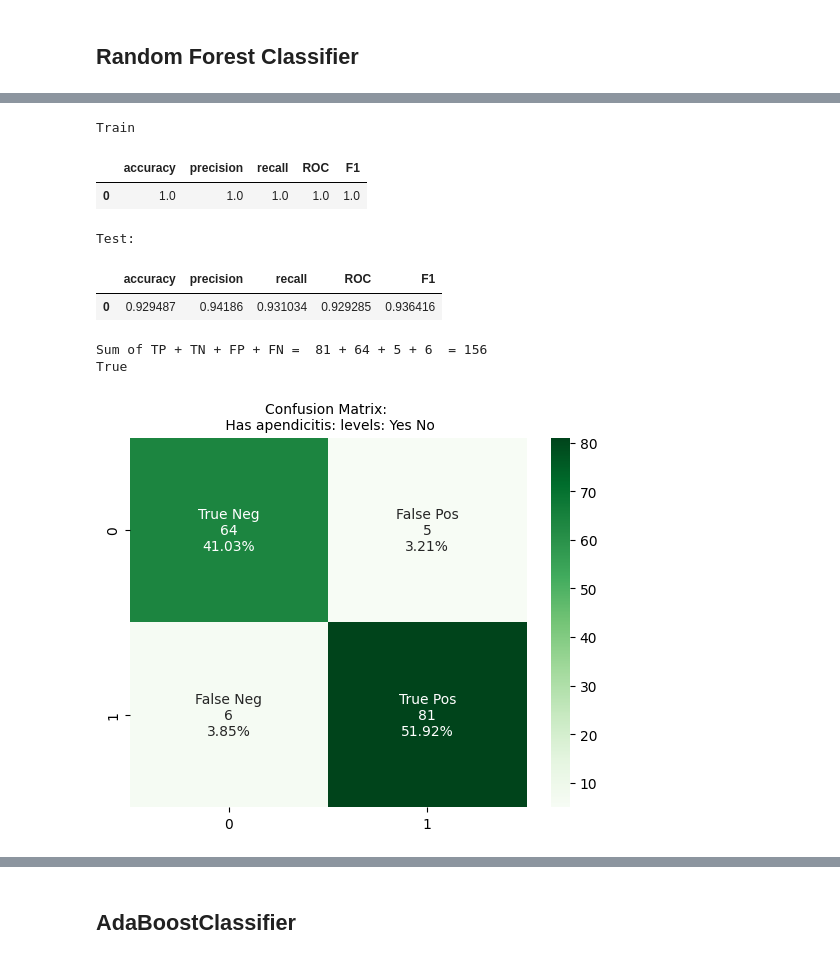
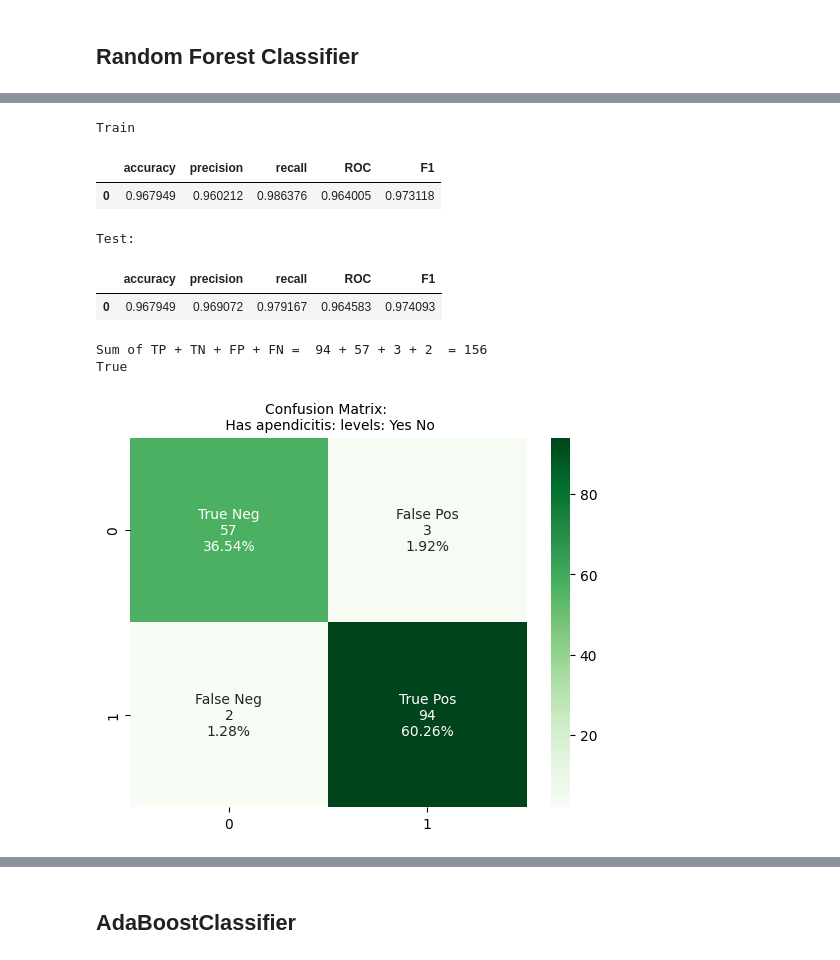
Before and after one commit to scarcamo/ml2-project, a Jupyter notebook: classification.ipynb, the cells around one changed output, grey strips where cells are left out. Saved outputs shown, nothing was run; the diff lists cells and outputs as text; code cells hidden in the pictures.

```diff
--- a/classification.ipynb
+++ b/classification.ipynb
@@ -151,14 +220,13 @@ Meteorism                82.051282
 dtype: float64
 # %%
 # transform target variable
-
 df['has_appendicitis'] = (df['Diagnosis']=="appendicitis").astype('int')
-
-#df['has_appendicitis'] = (df['Severity']=="complicated").astype('int')
 
 # drop other target variables, we can't use them to predict
 df.drop(columns=['Severity', 'Diagnosis', 'Management'], inplace=True)
 
+# drop variables that are calculated based on other parameters present
+df.drop(columns=['Paedriatic_Appendicitis_Score', 'Alvarado_Score'], inplace=True)
 
 # 'Diagnosis_Presumptive'
 df.drop(columns=['Diagnosis_Presumptive', 'Length_of_Stay'], inplace=True)
@@ -168,5 +236,8 @@ us_variables = ['Appendix_on_US', 'Appendix_Diameter', 'Free_Fluids', 'Appendix_
                 'Surrounding_Tissue_Reaction', 'Pathological_Lymph_Nodes','Bowel_Wall_Thickening', 'Coprostasis', 'Meteorism']
 
 # drop variables that are not usually available (>90% nulls)
-df.drop(columns=['Abscess_Location', 'Gynecological_Findings', 'Conglomerate_of_Bowel_Loops', 'Segmented_Neutrophils', 'Ileus',
-                'Perfusion', 'Enteritis', 'Appendicolith', 'Coprostasis'], inplace=True)
+nulls_treshold = 90
+nulls_to_drop = missing_pct[missing_pct > nulls_treshold].index
+print(f"The following columns will be dropped due to having {nulls_treshold}% of nulls:", ", ".join(nulls_to_drop))
+
+df.drop(columns=nulls_to_drop, inplace=True)
@@ -339,3 +424,5 @@ Name: Ketones_in_Urine_no, Length: 780, dtype: bool
+# %%
+classifier_results = dict()
 # %%
 from sklearn.model_selection import train_test_split
 
@@ -414,6 +501,10 @@ def display_confusion_matrix(Y_real, y_pred):
 
     print("Sum of TP + TN + FP + FN = ", str(TP) + " + " + str(TN) + " + " +str(FP)+ " + "+ str(FN), " = " + str(TP+TN+FP+FN))
     print(len(Y_real) == TP+TN+FP+FN)
+# %%
+N_ITER = 2
+CV = 5
+SCORING = "f1"
 # %% [markdown]
 ## Random Forest Classifier
 # %%
@@ -446,11 +537,11 @@ rf = RandomForestClassifier(random_state=42)
 random_search = RandomizedSearchCV(
     estimator=rf,
     param_distributions=param_dist,
-    n_iter=25,
-    cv=5,
-    scoring='f1',  # 'f1', 'precision', 'recall'
+    n_iter=N_ITER,
+    cv=CV,
+    scoring=SCORING,  # 'f1', 'precision', 'recall'
     n_jobs=-1,
-    verbose=2,
+    # verbose=2,
     random_state=42,
     return_train_score=True
 )
@@ -485,28 +563,33 @@ Best cross-validation score: 0.966
 # %%
 from sklearn.metrics import confusion_matrix,accuracy_score
 
 y_pred_train = best_rf.predict(X_train)
 y_pred_test = best_rf.predict(X_test)
 
 
 print("Train")
 display(classification_metric(Y_train, y_pred_train))
 
 print("Test:")
 
-display(classification_metric(Y_test, y_pred_test))
+classifier_results["RandomForestClassifier"] = classification_metric(Y_test, y_pred_test)
+
+display(classifier_results["RandomForestClassifier"])
+
+
+
 
 display_confusion_matrix(Y_test, y_pred_test)
 # %% [output]
 Train
 |  | accuracy | precision | recall | ROC | F1 |
-| 0 | 1.0 | 1.0 | 1.0 | 1.0 | 1.0 |
+| 0 | 0.967949 | 0.960212 | 0.986376 | 0.964005 | 0.973118 |
 Test:
 |  | accuracy | precision | recall | ROC | F1 |
-| 0 | 0.929487 | 0.94186 | 0.931034 | 0.929285 | 0.936416 |
+| 0 | 0.967949 | 0.969072 | 0.979167 | 0.964583 | 0.974093 |
-Sum of TP + TN + FP + FN =  81 + 64 + 5 + 6  = 156
+Sum of TP + TN + FP + FN =  94 + 57 + 3 + 2  = 156
 True
-[figure, old version]
+[figure, new version]
 # %%
 feature_importance = pd.DataFrame({
     'feature': X_train.columns,
```
Also changed, not shown: parts of 33 cells of this notebook, 4 other files.
